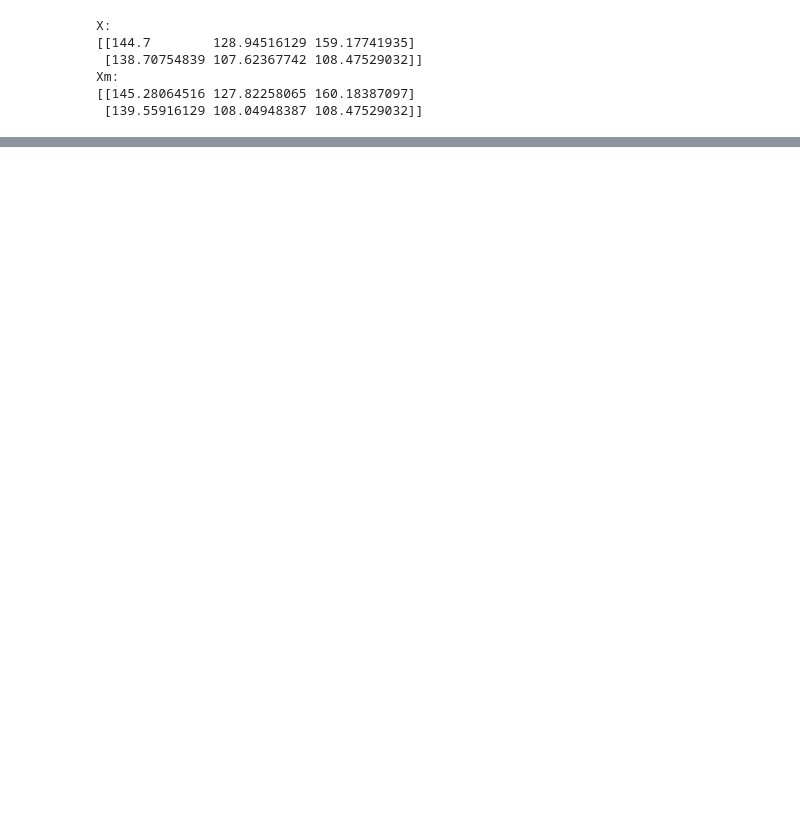
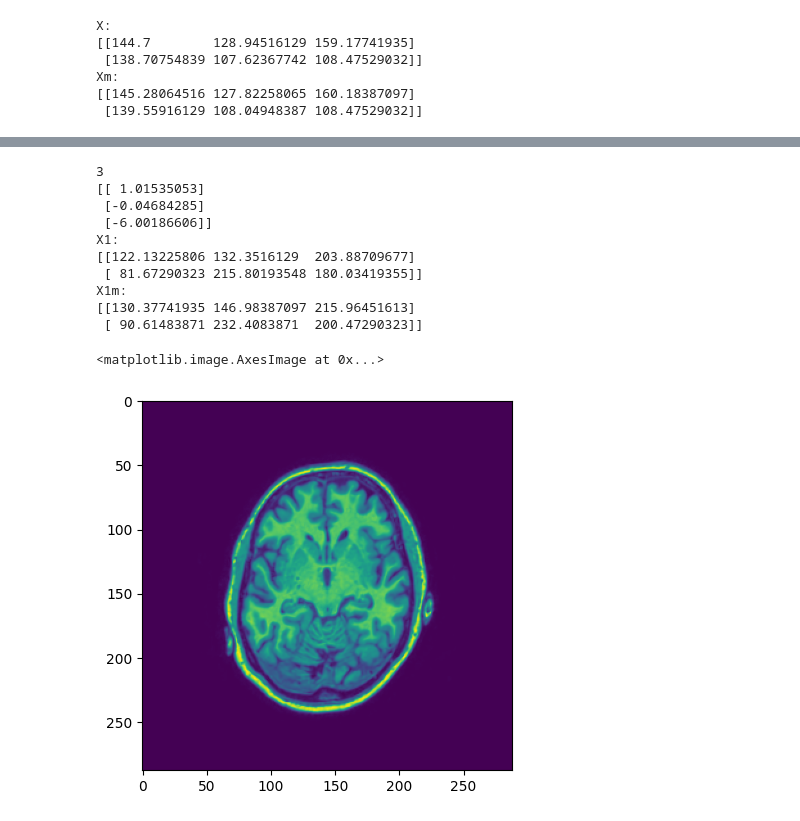
Before and after one commit to KarlijnCornelissen/MIA-group-8, a Jupyter notebook: 1.6_Registration_project.ipynb, the cells around one changed output, grey strips where cells are left out. Saved outputs shown, nothing was run; the diff lists cells and outputs as text; code cells hidden in the pictures; blank space fills up the shorter version.

```diff
--- a/1.6_Registration_project.ipynb
+++ b/1.6_Registration_project.ipynb
@@ -131,6 +131,54 @@ Xm:
 From the provided dataset for this project, select one pair of T1 image slices (e.g. `3_2_t1.tif` and `3_2_t1_d.tif`) and use `my_cpselect` to select a set of corresponding points. Then, compute the affine transformation between the pair of images with `ls_affine` and apply it to the moving image using `image_transform`.
 
 Repeat the same for a pair of corresponding T1 and T2 slices (e.g. `3_2_t1.tif` and `3_2_t2.tif`).
+# %%
+import os
+os.getcwd()
+os.chdir(r"C:\Users\karli\OneDrive\Documenten\School\TU Eindhoven\Programmas\Github\8DC00_MIA\MIA-group-8\code")
+
+import sys
+sys.path.append("../code")
+import registration_util as util
+import registration as reg
+import numpy as np
+import matplotlib.pyplot as plt
+
+I_path1 = '../image_data/2_1_t1.tif'
+Im_path1d = '../image_data/2_1_t1_d.tif'
+I_path2 = '../image_data/2_1_t2.tif'
+
+Image1 = plt.imread(I_path1)
+Image1d = plt.imread(Im_path1d)
+Image2 = plt.imread(I_path2)
+
+X1, X1m = util.cpselect(I_path1, Im_path1d)
+
+if X1.shape[1] < 2:
+    raise ValueError('Number of points should be at least 2')
+X1_h = util.c2h(X1)
+X1m_h = util.c2h(X1m)
+T = reg.ls_affine(X1_h, X1m_h)
+
+It, Xt = reg.image_transform(Image1d, T)
+
+print('X1:\n{}'.format(X1))
+print('X1m:\n{}'.format(X1m))
+
+plt.figure()
+plt.imshow(It)
+# %% [output]
+3
+[[ 1.01535053]
+ [-0.04684285]
+ [-6.00186606]]
+X1:
+[[122.13225806 132.3516129  203.88709677]
+ [ 81.67290323 215.80193548 180.03419355]]
+X1m:
+[[130.37741935 146.98387097 215.96451613]
+ [ 90.61483871 232.4083871  200.47290323]]
+<matplotlib.image.AxesImage at 0x...>
+[figure, added]
 # %% [markdown]
 <div id="evaluation"></div>
 
```
